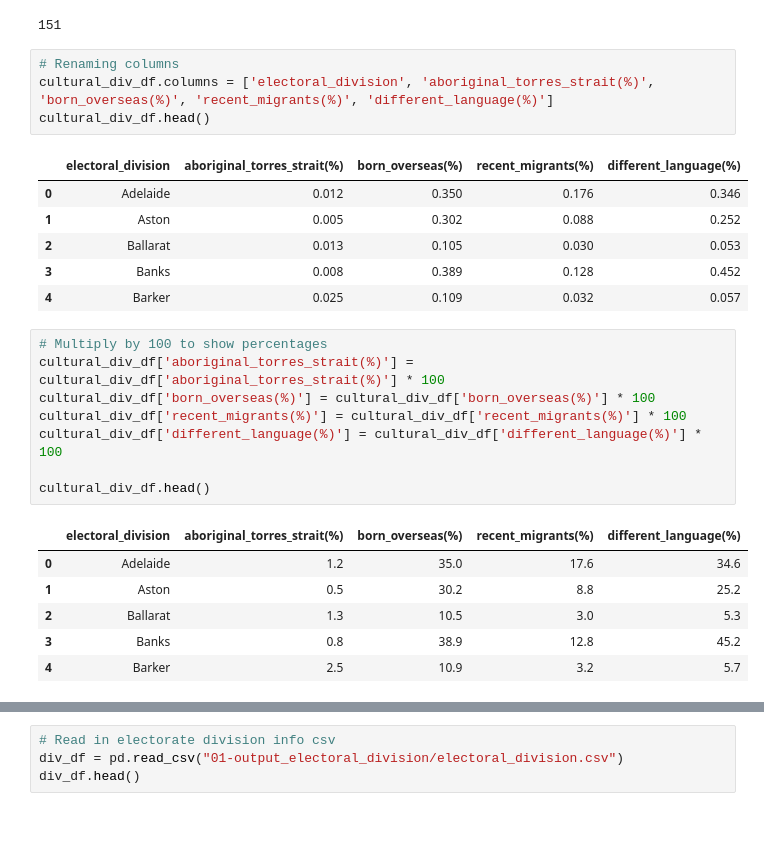
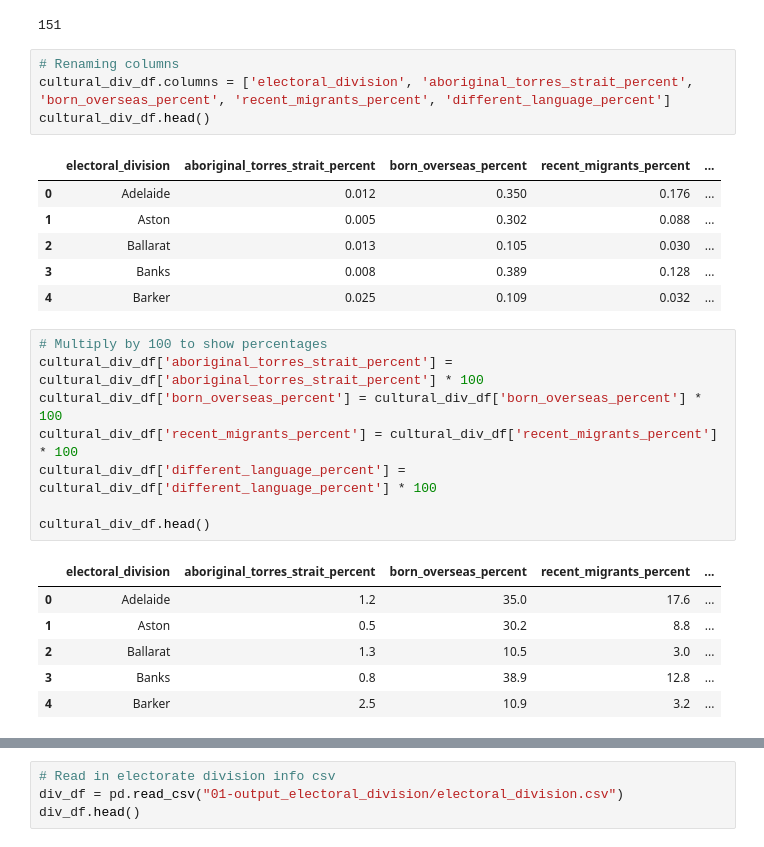
Before and after one commit to annewieggers/ETL-project, a Jupyter notebook: 09-extracting_transforming_cultural_diversity.ipynb, the cells around one changed output, grey strips where cells are left out. Saved outputs shown, nothing was run; the diff lists cells and outputs as text.

Commit message:
updated column names

```diff
--- a/09-extracting_transforming_cultural_diversity.ipynb
+++ b/09-extracting_transforming_cultural_diversity.ipynb
@@ -52,30 +52,30 @@ len(cultural_div_df)
 151
 # %%
 # Renaming columns
-cultural_div_df.columns = ['electoral_division', 'aboriginal_torres_strait(%)', 'born_overseas(%)', 'recent_migrants(%)', 'different_language(%)']
+cultural_div_df.columns = ['electoral_division', 'aboriginal_torres_strait_percent', 'born_overseas_percent', 'recent_migrants_percent', 'different_language_percent']
 cultural_div_df.head()
 # %% [output]
-|  | electoral_division | aboriginal_torres_strait(%) | born_overseas(%) | recent_migrants(%) | different_language(%) |
-| 0 | Adelaide | 0.012 | 0.350 | 0.176 | 0.346 |
-| 1 | Aston | 0.005 | 0.302 | 0.088 | 0.252 |
-| 2 | Ballarat | 0.013 | 0.105 | 0.030 | 0.053 |
-| 3 | Banks | 0.008 | 0.389 | 0.128 | 0.452 |
-| 4 | Barker | 0.025 | 0.109 | 0.032 | 0.057 |
+|  | electoral_division | aboriginal_torres_strait_percent | born_overseas_percent | recent_migrants_percent | ... |
+| 0 | Adelaide | 0.012 | 0.350 | 0.176 | ... |
+| 1 | Aston | 0.005 | 0.302 | 0.088 | ... |
+| 2 | Ballarat | 0.013 | 0.105 | 0.030 | ... |
+| 3 | Banks | 0.008 | 0.389 | 0.128 | ... |
+| 4 | Barker | 0.025 | 0.109 | 0.032 | ... |
 # %%
 # Multiply by 100 to show percentages
-cultural_div_df['aboriginal_torres_strait(%)'] = cultural_div_df['aboriginal_torres_strait(%)'] * 100
-cultural_div_df['born_overseas(%)'] = cultural_div_df['born_overseas(%)'] * 100
-cultural_div_df['recent_migrants(%)'] = cultural_div_df['recent_migrants(%)'] * 100
-cultural_div_df['different_language(%)'] = cultural_div_df['different_language(%)'] * 100
+cultural_div_df['aboriginal_torres_strait_percent'] = cultural_div_df['aboriginal_torres_strait_percent'] * 100
+cultural_div_df['born_overseas_percent'] = cultural_div_df['born_overseas_percent'] * 100
+cultural_div_df['recent_migrants_percent'] = cultural_div_df['recent_migrants_percent'] * 100
+cultural_div_df['different_language_percent'] = cultural_div_df['different_language_percent'] * 100
 
 cultural_div_df.head()
 # %% [output]
-|  | electoral_division | aboriginal_torres_strait(%) | born_overseas(%) | recent_migrants(%) | different_language(%) |
-| 0 | Adelaide | 1.2 | 35.0 | 17.6 | 34.6 |
-| 1 | Aston | 0.5 | 30.2 | 8.8 | 25.2 |
-| 2 | Ballarat | 1.3 | 10.5 | 3.0 | 5.3 |
-| 3 | Banks | 0.8 | 38.9 | 12.8 | 45.2 |
-| 4 | Barker | 2.5 | 10.9 | 3.2 | 5.7 |
+|  | electoral_division | aboriginal_torres_strait_percent | born_overseas_percent | recent_migrants_percent | ... |
+| 0 | Adelaide | 1.2 | 35.0 | 17.6 | ... |
+| 1 | Aston | 0.5 | 30.2 | 8.8 | ... |
+| 2 | Ballarat | 1.3 | 10.5 | 3.0 | ... |
+| 3 | Banks | 0.8 | 38.9 | 12.8 | ... |
+| 4 | Barker | 2.5 | 10.9 | 3.2 | ... |
 # %%
 # Summary statistics cultural_div_df
 cultural_div_df.describe()
```
Also changed, not shown: parts of 8 cells of this notebook, 5 other files.
